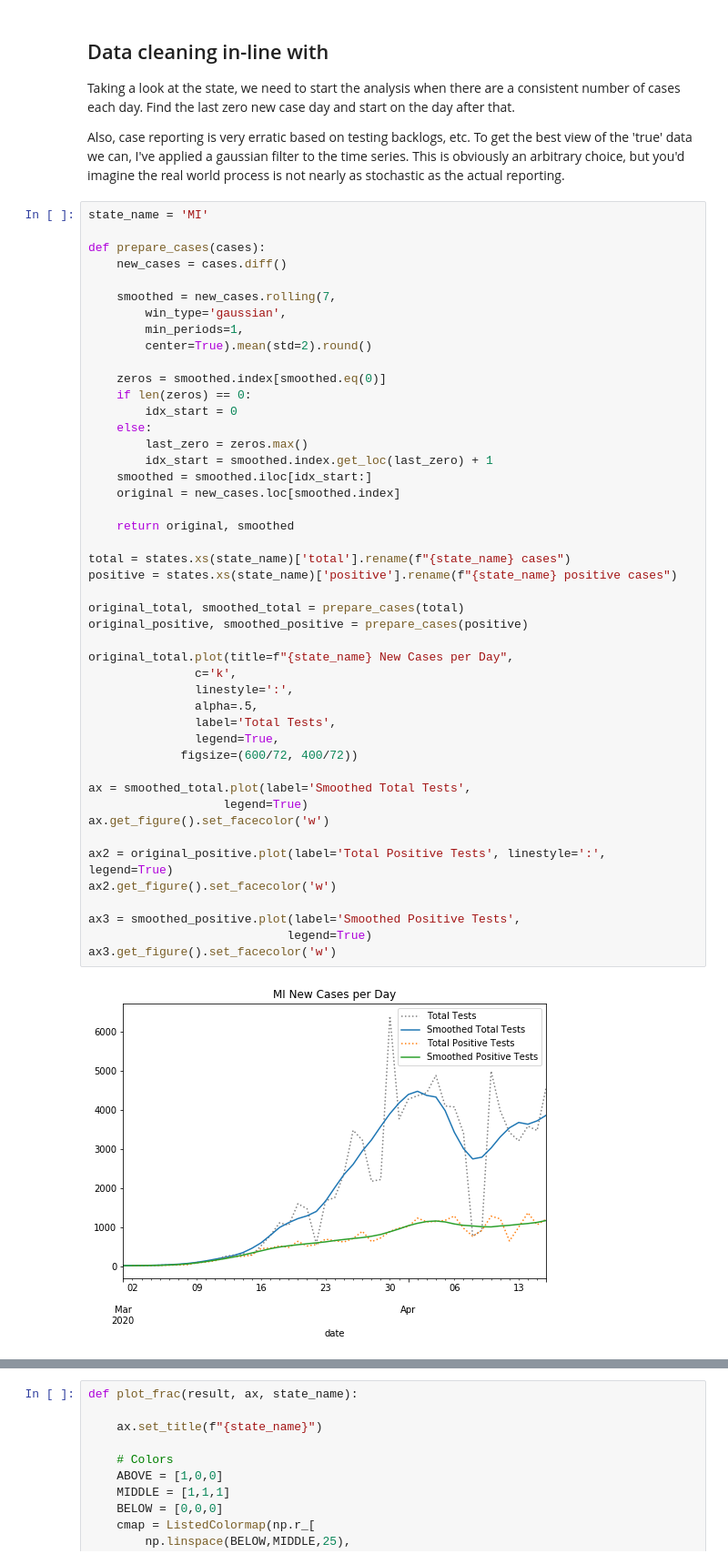
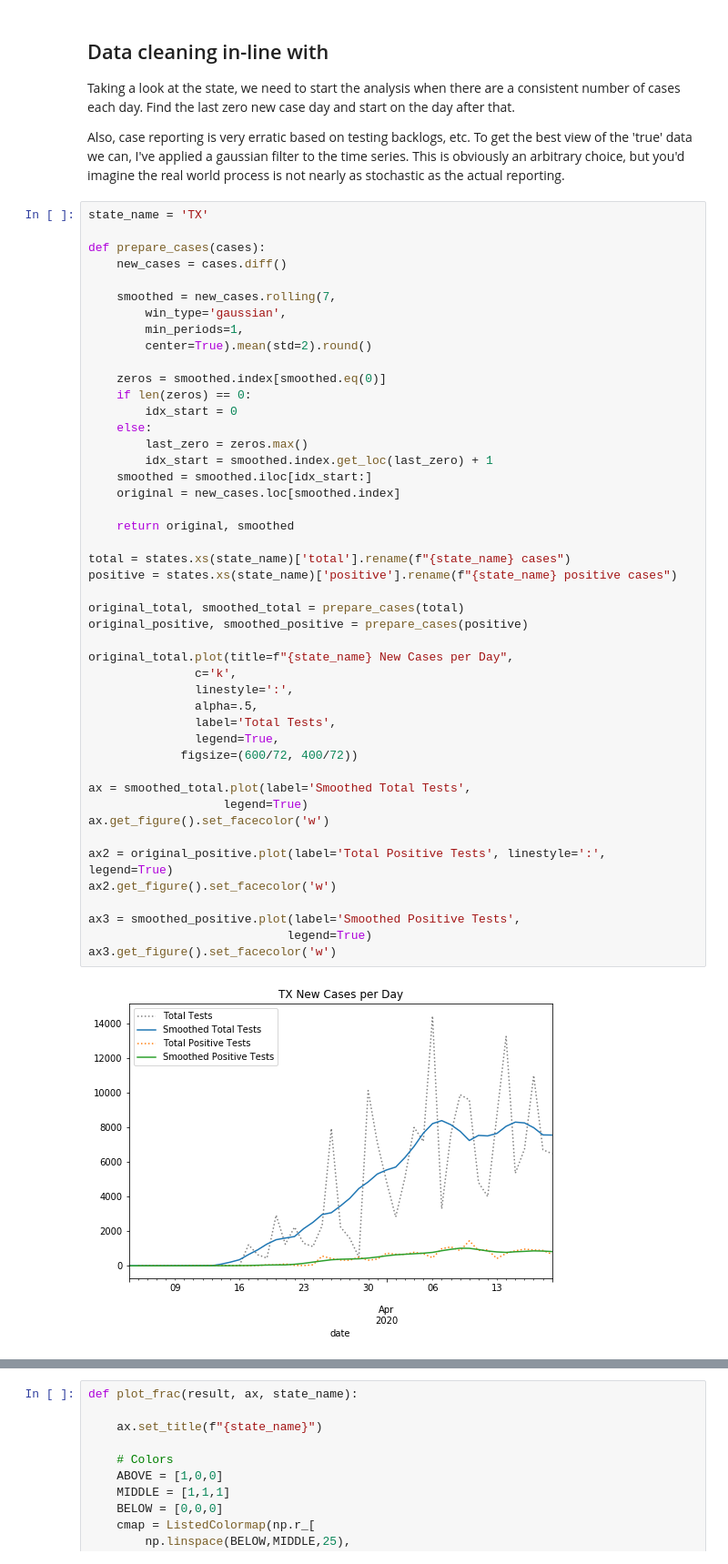
Before and after one commit to wdempsey/covid-umich, a Jupyter notebook: methods/us_testing.ipynb, the cells around one changed output, grey strips where cells are left out. Shown at 91% size. Cells and saved outputs as stored; diff of their text form.

```diff
--- a/methods/us_testing.ipynb
+++ b/methods/us_testing.ipynb
@@ -40,7 +40,7 @@ Taking a look at the state, we need to start the analysis when there are a consi
 
 Also, case reporting is very erratic based on testing backlogs, etc. To get the best view of the 'true' data we can, I've applied a gaussian filter to the time series. This is obviously an arbitrary choice, but you'd imagine the real world process is not nearly as stochastic as the actual reporting.
 # %%
-state_name = 'MI'
+state_name = 'TX'
 
 def prepare_cases(cases):
     new_cases = cases.diff()
@@ -59,34 +59,34 @@ def prepare_cases(cases):
     smoothed = smoothed.iloc[idx_start:]
     original = new_cases.loc[smoothed.index]
 
     return original, smoothed
 
 total = states.xs(state_name)['total'].rename(f"{state_name} cases")
 positive = states.xs(state_name)['positive'].rename(f"{state_name} positive cases")
 
 original_total, smoothed_total = prepare_cases(total)
 original_positive, smoothed_positive = prepare_cases(positive)
 
 original_total.plot(title=f"{state_name} New Cases per Day",
                c='k',
                linestyle=':',
                alpha=.5,
                label='Total Tests',
                legend=True,
              figsize=(600/72, 400/72))
 
 ax = smoothed_total.plot(label='Smoothed Total Tests',
                    legend=True)
 ax.get_figure().set_facecolor('w')
 
 ax2 = original_positive.plot(label='Total Positive Tests', linestyle=':', legend=True)
 ax2.get_figure().set_facecolor('w')
 
 ax3 = smoothed_positive.plot(label='Smoothed Positive Tests',
                             legend=True)
 ax3.get_figure().set_facecolor('w')
 # %% [output]
-[figure, old version]
+[figure, new version]
 # %%
 fraction = original_positive/original_total
 smoothed_fraction = smoothed_positive/smoothed_total
```
Also changed, not shown: parts of 1 cell of this notebook, 4 other files.
